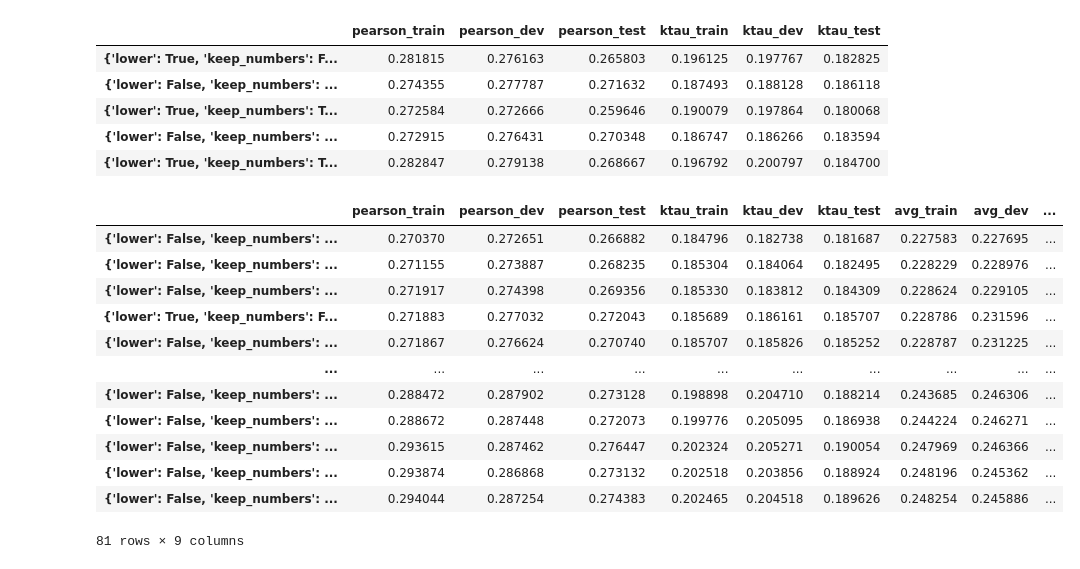
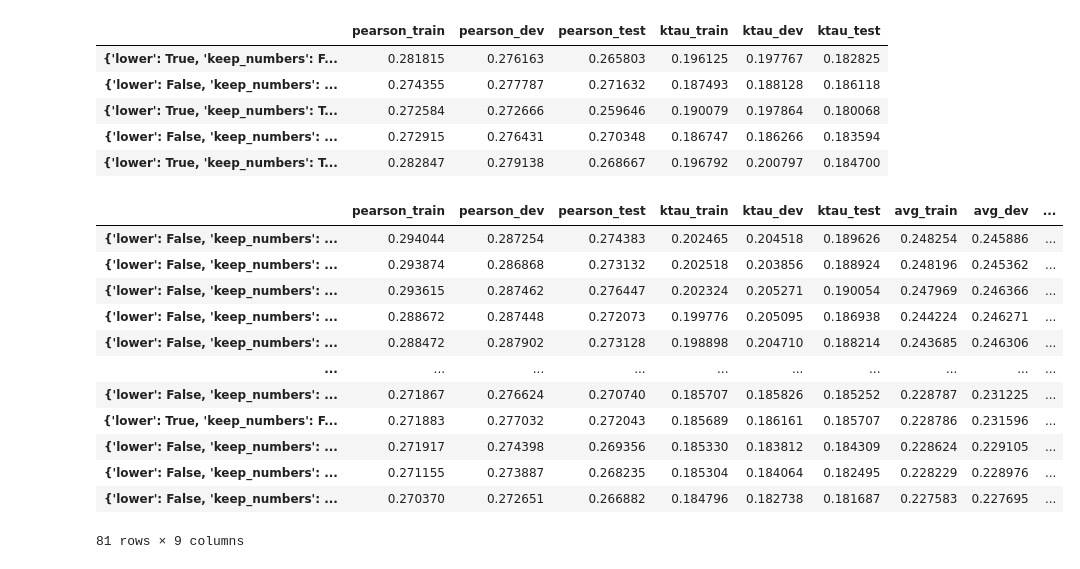
Before and after one commit to LorenzoPigozzi/TM_Project, a Jupyter notebook: Evaluating .ipynb, the cells around one changed output. Drawn from its saved outputs; the diff is of its cells as text; code cells hidden in the pictures.

```diff
--- a/Evaluating .ipynb
+++ b/Evaluating .ipynb
@@ -291,20 +291,20 @@ results_df.head()
 for data_type in ['train', 'dev', 'test']:
     results_df[f'avg_{data_type}'] = (results_df[f'pearson_{data_type}'] + results_df[f'ktau_{data_type}']) / 2
 # %%
-results_df.sort_values('avg_train')
+results_df.sort_values('avg_train', ascending = False)
 # %% [output]
 |  | pearson_train | pearson_dev | pearson_test | ktau_train | ktau_dev | ktau_test | avg_train | avg_dev | ... |
+| {'lower': False, 'keep_numbers': ... | 0.294044 | 0.287254 | 0.274383 | 0.202465 | 0.204518 | 0.189626 | 0.248254 | 0.245886 | ... |
+| {'lower': False, 'keep_numbers': ... | 0.293874 | 0.286868 | 0.273132 | 0.202518 | 0.203856 | 0.188924 | 0.248196 | 0.245362 | ... |
+| {'lower': False, 'keep_numbers': ... | 0.293615 | 0.287462 | 0.276447 | 0.202324 | 0.205271 | 0.190054 | 0.247969 | 0.246366 | ... |
+| {'lower': False, 'keep_numbers': ... | 0.288672 | 0.287448 | 0.272073 | 0.199776 | 0.205095 | 0.186938 | 0.244224 | 0.246271 | ... |
+| {'lower': False, 'keep_numbers': ... | 0.288472 | 0.287902 | 0.273128 | 0.198898 | 0.204710 | 0.188214 | 0.243685 | 0.246306 | ... |
+| ... | ... | ... | ... | ... | ... | ... | ... | ... | ... |
+| {'lower': False, 'keep_numbers': ... | 0.271867 | 0.276624 | 0.270740 | 0.185707 | 0.185826 | 0.185252 | 0.228787 | 0.231225 | ... |
+| {'lower': True, 'keep_numbers': F... | 0.271883 | 0.277032 | 0.272043 | 0.185689 | 0.186161 | 0.185707 | 0.228786 | 0.231596 | ... |
+| {'lower': False, 'keep_numbers': ... | 0.271917 | 0.274398 | 0.269356 | 0.185330 | 0.183812 | 0.184309 | 0.228624 | 0.229105 | ... |
+| {'lower': False, 'keep_numbers': ... | 0.271155 | 0.273887 | 0.268235 | 0.185304 | 0.184064 | 0.182495 | 0.228229 | 0.228976 | ... |
 | {'lower': False, 'keep_numbers': ... | 0.270370 | 0.272651 | 0.266882 | 0.184796 | 0.182738 | 0.181687 | 0.227583 | 0.227695 | ... |
-| {'lower': False, 'keep_numbers': ... | 0.271155 | 0.273887 | 0.268235 | 0.185304 | 0.184064 | 0.182495 | 0.228229 | 0.228976 | ... |
-| {'lower': False, 'keep_numbers': ... | 0.271917 | 0.274398 | 0.269356 | 0.185330 | 0.183812 | 0.184309 | 0.228624 | 0.229105 | ... |
-| {'lower': True, 'keep_numbers': F... | 0.271883 | 0.277032 | 0.272043 | 0.185689 | 0.186161 | 0.185707 | 0.228786 | 0.231596 | ... |
-| {'lower': False, 'keep_numbers': ... | 0.271867 | 0.276624 | 0.270740 | 0.185707 | 0.185826 | 0.185252 | 0.228787 | 0.231225 | ... |
-| ... | ... | ... | ... | ... | ... | ... | ... | ... | ... |
-| {'lower': False, 'keep_numbers': ... | 0.288472 | 0.287902 | 0.273128 | 0.198898 | 0.204710 | 0.188214 | 0.243685 | 0.246306 | ... |
-| {'lower': False, 'keep_numbers': ... | 0.288672 | 0.287448 | 0.272073 | 0.199776 | 0.205095 | 0.186938 | 0.244224 | 0.246271 | ... |
-| {'lower': False, 'keep_numbers': ... | 0.293615 | 0.287462 | 0.276447 | 0.202324 | 0.205271 | 0.190054 | 0.247969 | 0.246366 | ... |
-| {'lower': False, 'keep_numbers': ... | 0.293874 | 0.286868 | 0.273132 | 0.202518 | 0.203856 | 0.188924 | 0.248196 | 0.245362 | ... |
-| {'lower': False, 'keep_numbers': ... | 0.294044 | 0.287254 | 0.274383 | 0.202465 | 0.204518 | 0.189626 | 0.248254 | 0.245886 | ... |
 81 rows × 9 columns
 # %%
 for data_type in ['train', 'dev', 'test']:
```
Also changed, not shown: parts of 4 cells of this notebook, 1 other file.
